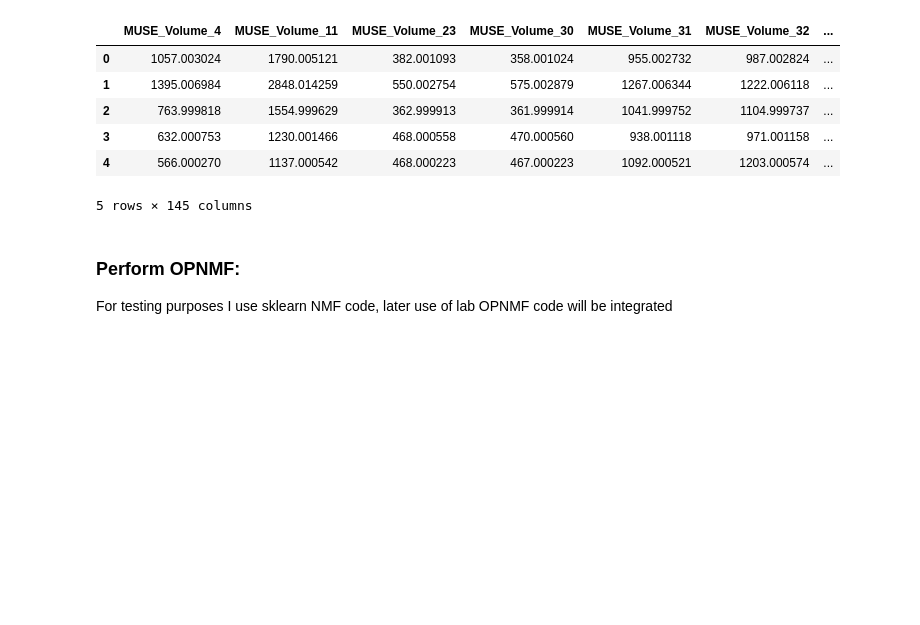
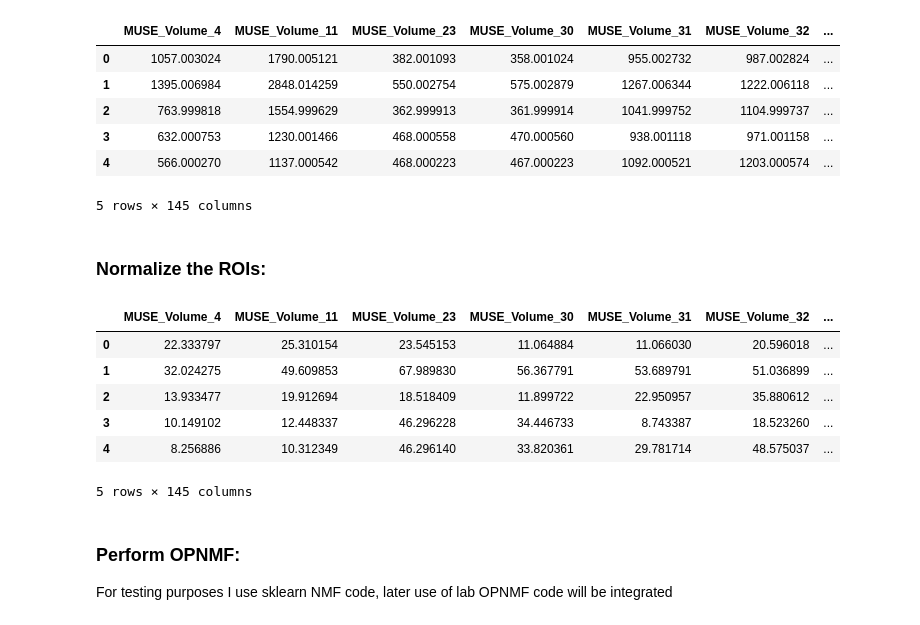
Before and after one commit to georgeaidinis/Dissertation, a Jupyter notebook: DATA/OPNMF_Testing_Using_UKBB_CN_Males.ipynb, the cells around one changed output. Drawn from its saved outputs; the diff is of its cells as text; code cells hidden in the pictures; blank space fills up the shorter version.

```diff
--- a/DATA/OPNMF_Testing_Using_UKBB_CN_Males.ipynb
+++ b/DATA/OPNMF_Testing_Using_UKBB_CN_Males.ipynb
@@ -39,6 +40,19 @@ roi_matrix.head()
 | 3 | 632.000753 | 1230.001466 | 468.000558 | 470.000560 | 938.001118 | 971.001158 | ... |
 | 4 | 566.000270 | 1137.000542 | 468.000223 | 467.000223 | 1092.000521 | 1203.000574 | ... |
 5 rows × 145 columns
+# %% [markdown]
+### Normalize the ROIs:
+# %%
+normalized_roi_matrix=(roi_matrix-roi_matrix.min())/(roi_matrix.max()-roi_matrix.min())*100
+normalized_roi_matrix.head()
+# %% [output]
+|  | MUSE_Volume_4 | MUSE_Volume_11 | MUSE_Volume_23 | MUSE_Volume_30 | MUSE_Volume_31 | MUSE_Volume_32 | ... |
+| 0 | 22.333797 | 25.310154 | 23.545153 | 11.064884 | 11.066030 | 20.596018 | ... |
+| 1 | 32.024275 | 49.609853 | 67.989830 | 56.367791 | 53.689791 | 51.036899 | ... |
+| 2 | 13.933477 | 19.912694 | 18.518409 | 11.899722 | 22.950957 | 35.880612 | ... |
+| 3 | 10.149102 | 12.448337 | 46.296228 | 34.446733 | 8.743387 | 18.523260 | ... |
+| 4 | 8.256886 | 10.312349 | 46.296140 | 33.820361 | 29.781714 | 48.575037 | ... |
+5 rows × 145 columns
 # %% [markdown]
 ### Perform OPNMF:
 
```
Also changed, not shown: parts of 7 cells of this notebook, 2 other files.
